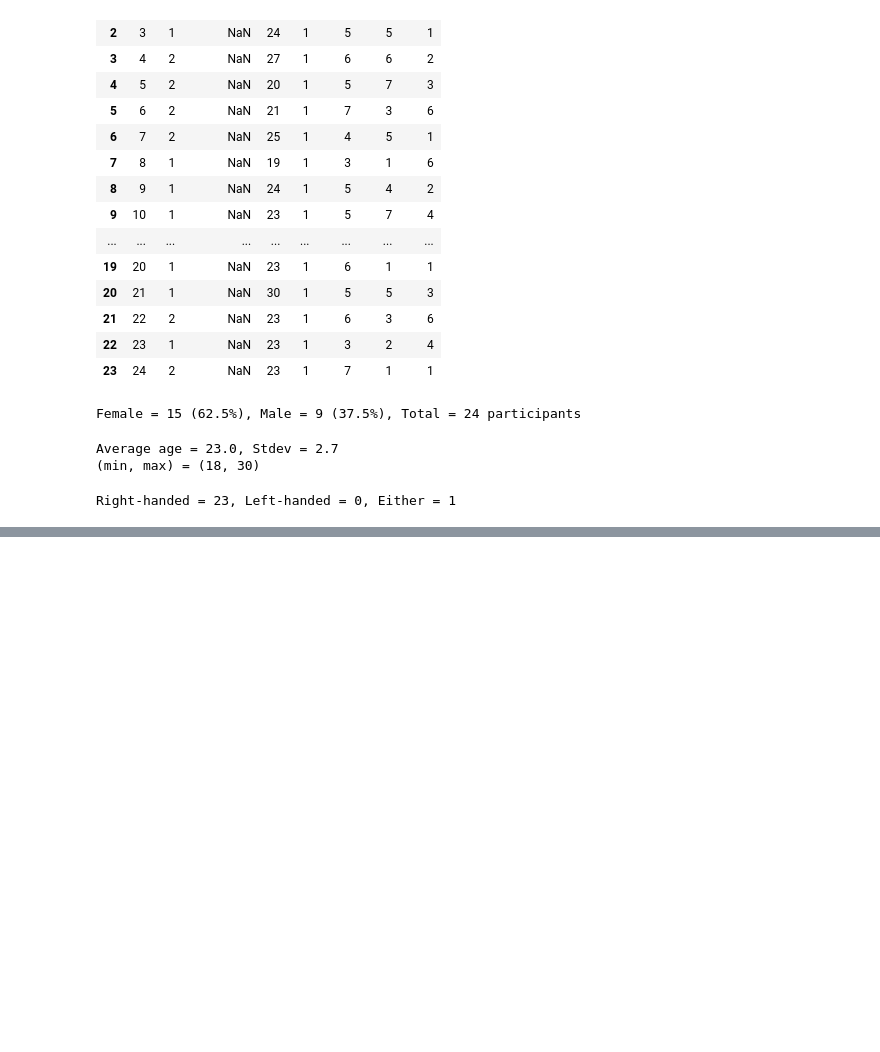
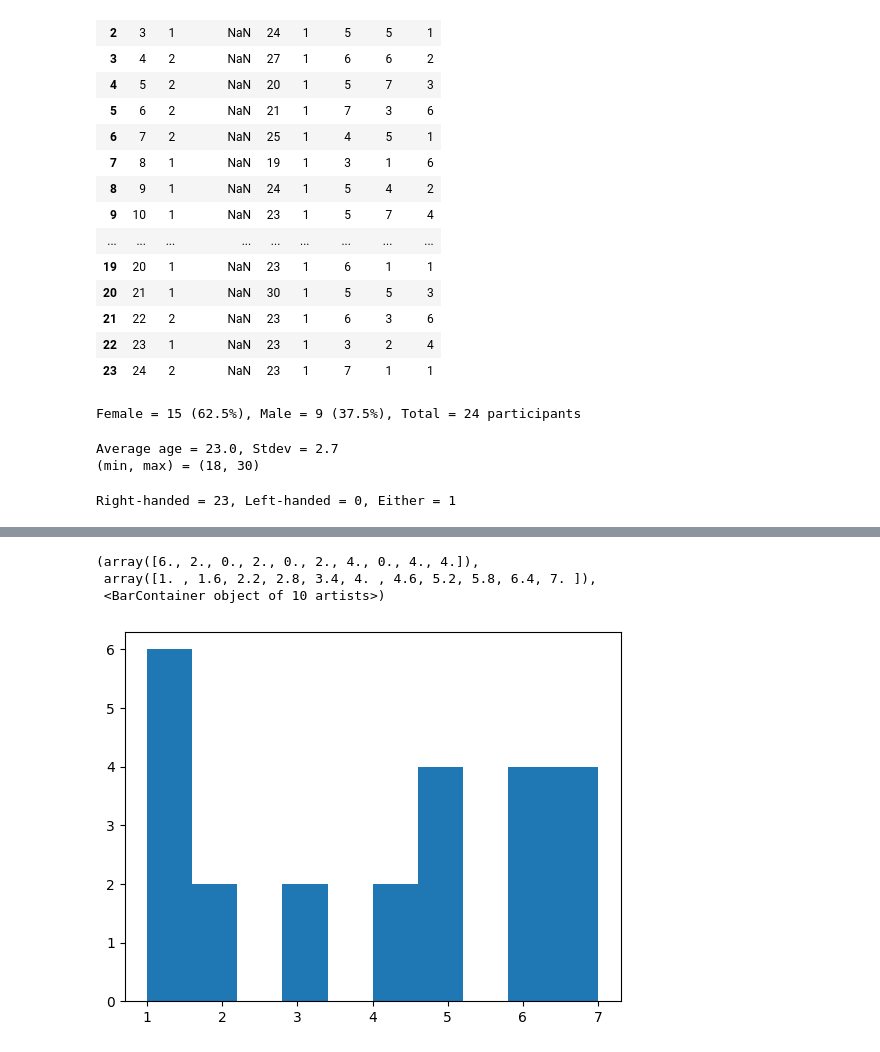
Before and after one commit to mpan31415/AutonomyFitts, a Jupyter notebook: data/form/demo_analysis.ipynb, the cells around one changed output, grey strips where cells are left out. Cells and saved outputs as stored; diff of their text form; code cells hidden in the pictures; blank space fills up the shorter version.

```diff
--- a/data/form/demo_analysis.ipynb
+++ b/data/form/demo_analysis.ipynb
@@ -75,0 +86,9 @@ Right-handed = 23, Left-handed = 0, Either = 1
+# %%
+# Play video games regularly
+video_games_list = demo_df['Q5_2'].apply(lambda x: int(x)).tolist()
+plt.hist(video_games_list)
+# %% [output]
+(array([6., 2., 0., 2., 0., 2., 4., 0., 4., 4.]),
+ array([1. , 1.6, 2.2, 2.8, 3.4, 4. , 4.6, 5.2, 5.8, 6.4, 7. ]),
+ <BarContainer object of 10 artists>)
+[figure, added]
```
Also changed, not shown: parts of 3 cells of this notebook, 30 other files.
